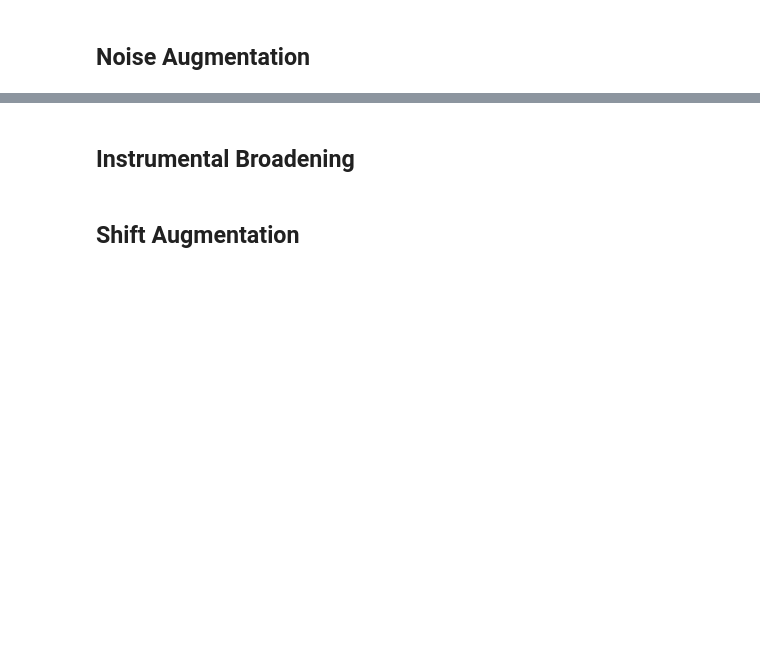
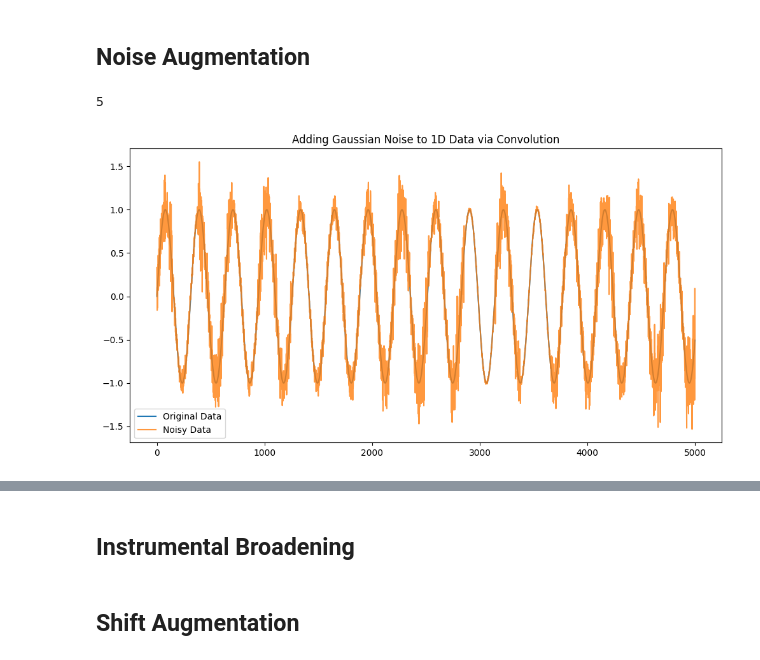
Before and after one commit to Pravanop/ML4Oxi, a Jupyter notebook: Project_Code/4) Dataset Augmentation.ipynb, the cells around one changed output, grey strips where cells are left out. Saved outputs shown, nothing was run; the diff lists cells and outputs as text; code cells hidden in the pictures; blank space fills up the shorter version.

Commit message:
Noise Augmentation section added

```diff
--- a/Project_Code/4) Dataset Augmentation.ipynb
+++ b/Project_Code/4) Dataset Augmentation.ipynb
@@ -2,0 +62,19 @@
+# %%
+# Example Usage:
+# Create a sample 1D array (5000x1 vector)
+data = np.linspace(0,100,5000)
+data = np.sin(data)
+# Apply Gaussian noise via convolution
+noisy_data = add_gaussian_noise_via_convolution_1d(data, (0.01,0.3), 0.3, 300)
+
+# Plot the results
+import matplotlib.pyplot as plt
+plt.figure(figsize=(12, 6))
+plt.plot(data, label="Original Data")
+plt.plot(noisy_data, label="Noisy Data", alpha=0.8)
+plt.legend()
+plt.title("Adding Gaussian Noise to 1D Data via Convolution")
+plt.show()
+# %% [output]
+5
+[figure, added]
```
Also changed, not shown: parts of 3 cells of this notebook, 2 other files.
